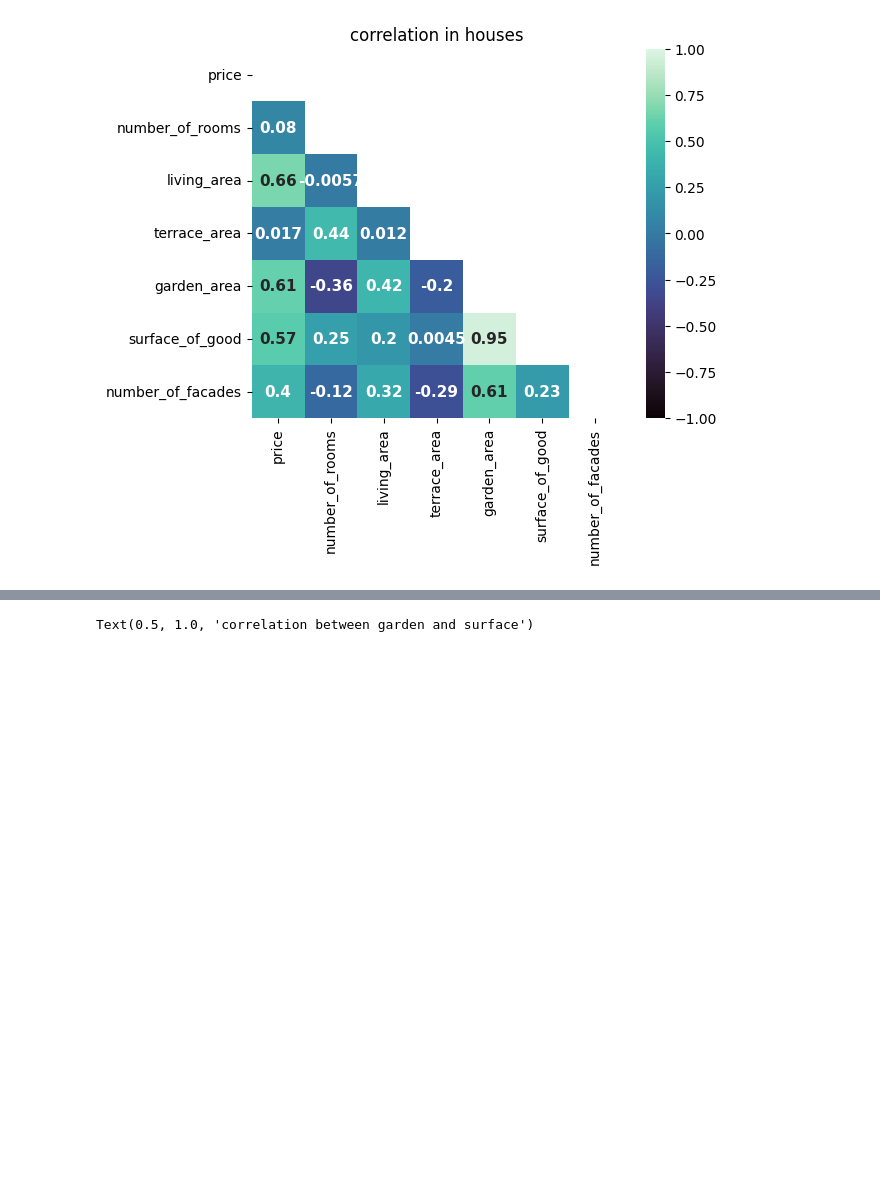
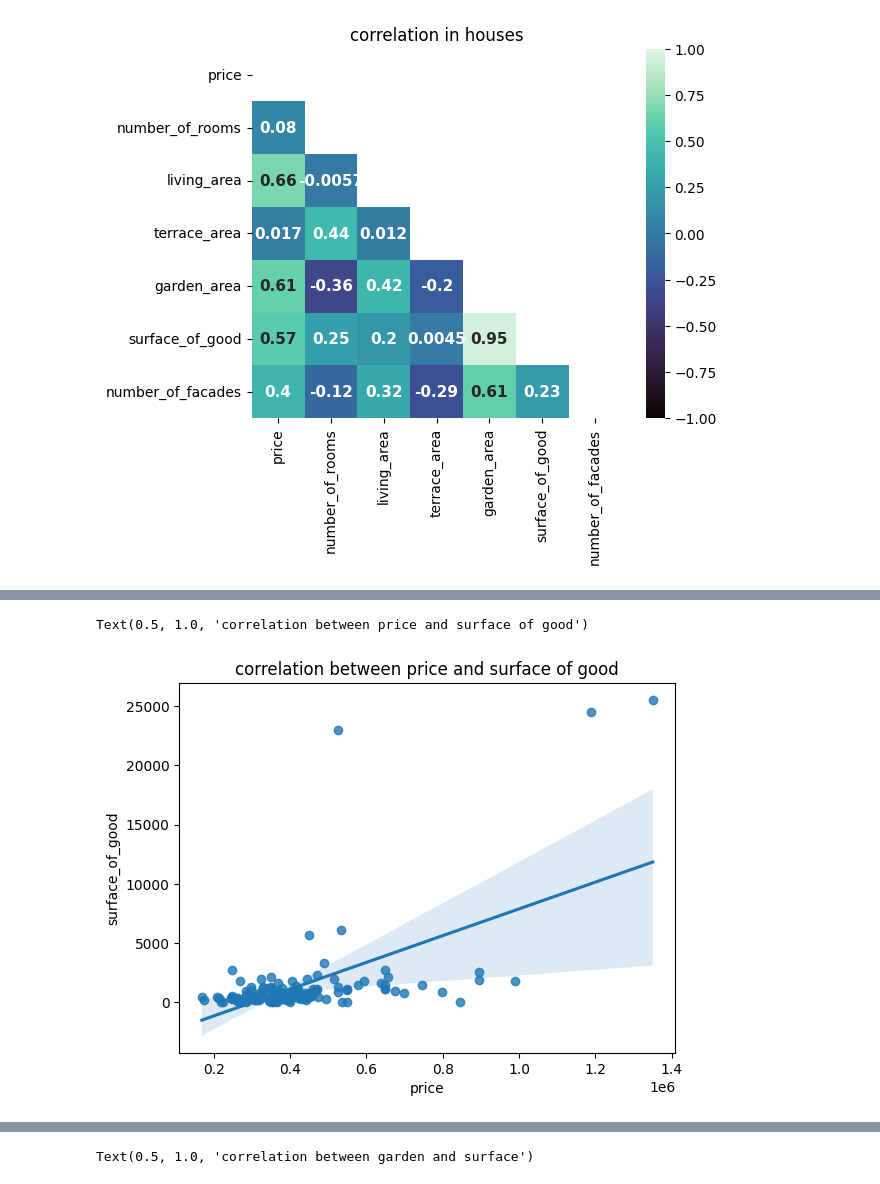
Before and after one commit to NathNacht/immo-eliza-scraping-immozila-Cleaning-EDA, a Jupyter notebook: analyses/immozila_analyse.ipynb, the cells around one changed output, grey strips where cells are left out. Drawn from its saved outputs; the diff is of its cells as text; code cells hidden in the pictures; blank space fills up the shorter version.

```diff
--- a/analyses/immozila_analyse.ipynb
+++ b/analyses/immozila_analyse.ipynb
@@ -194,3 +192,8 @@ sf.regplot(fdf, "price", "terrace_area")
+# %%
+sns.regplot(data = limburgcorr, x="price", y="surface_of_good").set_title("correlation between price and surface of good")
+# %% [output]
+Text(0.5, 1.0, 'correlation between price and surface of good')
+[figure, added]
 # %% [markdown]
 ### Q7 How are the variables themselves correlated to each other? Can you find groups of variables that are correlated together?
 
```
Also changed, not shown: parts of 6 cells of this notebook.
